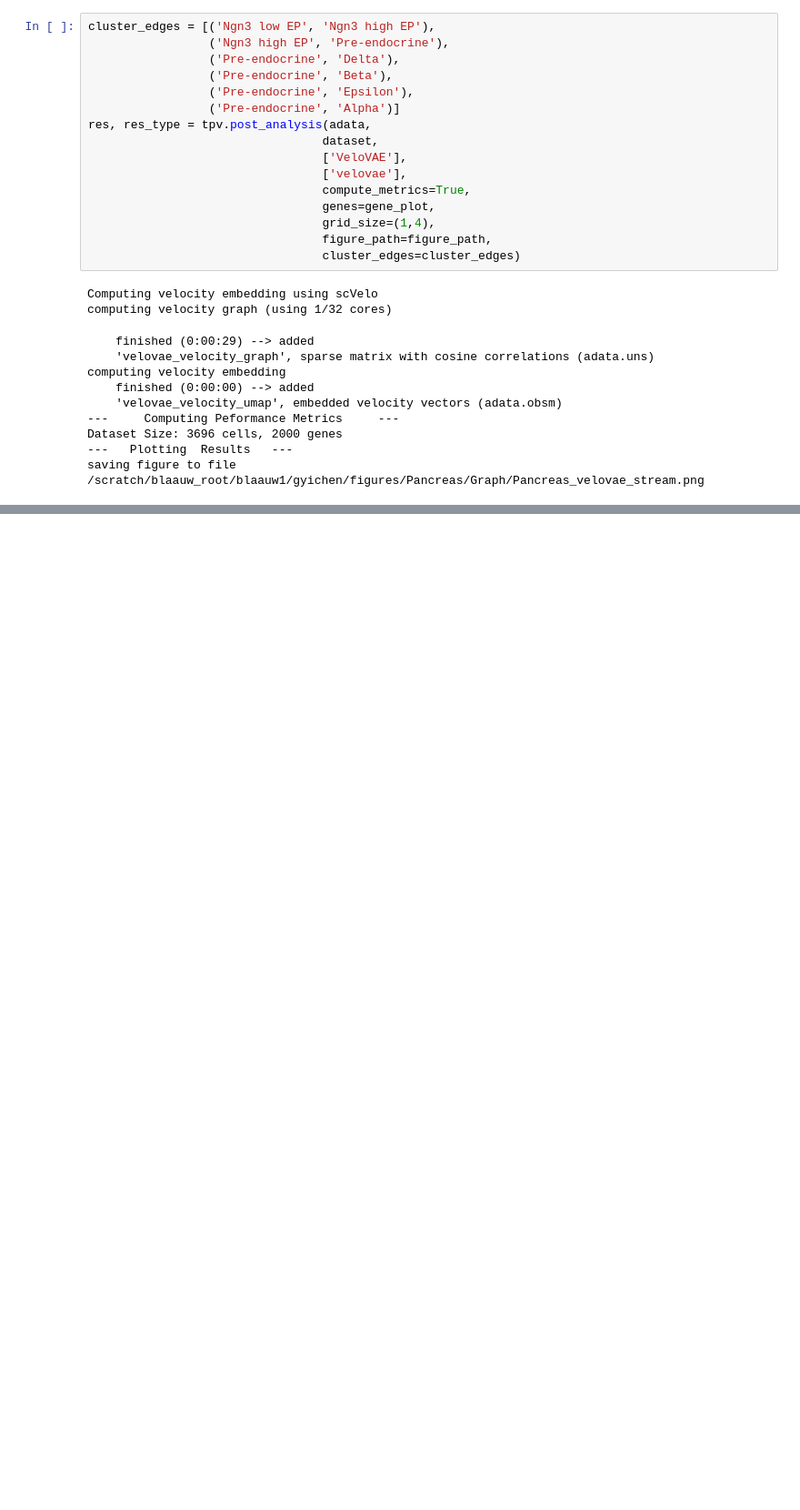
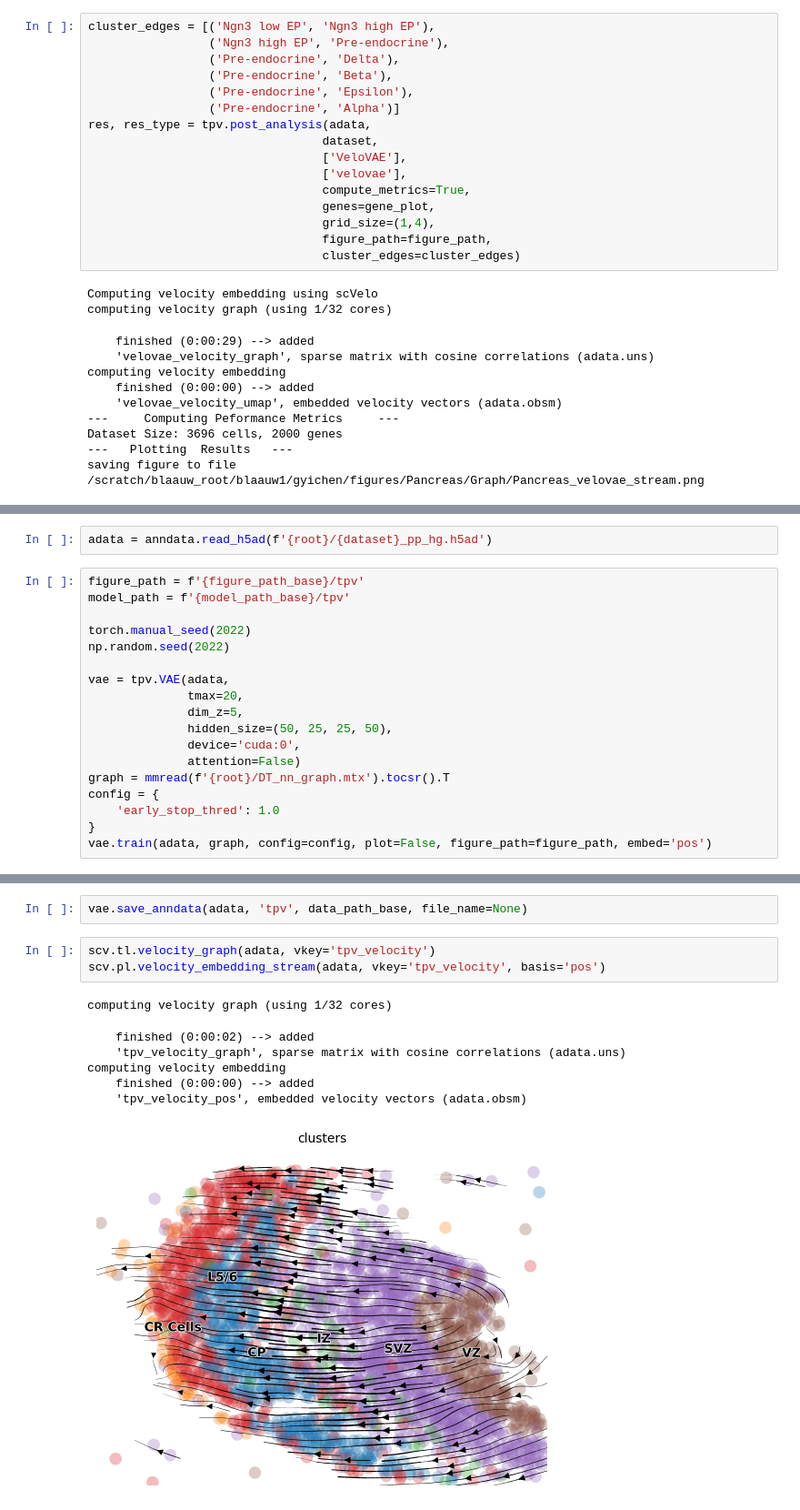
Before and after one commit to welch-lab/TopoVelo, a Jupyter notebook: notebooks/debug.ipynb, the cells around one changed output, grey strips where cells are left out. Shown at 91% size. Cells and saved outputs as stored; diff of their text form; blank space fills up the shorter version.

```diff
--- a/notebooks/debug.ipynb
+++ b/notebooks/debug.ipynb
@@ -126,0 +131,20 @@ saving figure to file /scratch/blaauw_root/blaauw1/gyichen/figures/Pancreas/Grap
+# %%
+adata = anndata.read_h5ad(f'{root}/{dataset}_pp_hg.h5ad')
+# %%
+figure_path = f'{figure_path_base}/tpv'
+model_path = f'{model_path_base}/tpv'
+
+torch.manual_seed(2022)
+np.random.seed(2022)
+
+vae = tpv.VAE(adata,
+              tmax=20,
+              dim_z=5,
+              hidden_size=(50, 25, 25, 50),
+              device='cuda:0',
+              attention=False)
+graph = mmread(f'{root}/DT_nn_graph.mtx').tocsr().T
+config = {
+    'early_stop_thred': 1.0
+}
+vae.train(adata, graph, config=config, plot=False, figure_path=figure_path, embed='pos')
@@ -126,0 +191,13 @@ saving figure to file /scratch/blaauw_root/blaauw1/gyichen/figures/Pancreas/Grap
+# %%
+vae.save_anndata(adata, 'tpv', data_path_base, file_name=None)
+# %%
+scv.tl.velocity_graph(adata, vkey='tpv_velocity')
+scv.pl.velocity_embedding_stream(adata, vkey='tpv_velocity', basis='pos')
+# %% [output]
+computing velocity graph (using 1/32 cores)
+    finished (0:00:02) --> added
+    'tpv_velocity_graph', sparse matrix with cosine correlations (adata.uns)
+computing velocity embedding
+    finished (0:00:00) --> added
+    'tpv_velocity_pos', embedded velocity vectors (adata.obsm)
+[figure, added]
```
Also changed, not shown: parts of 16 cells of this notebook, 7 other files.
